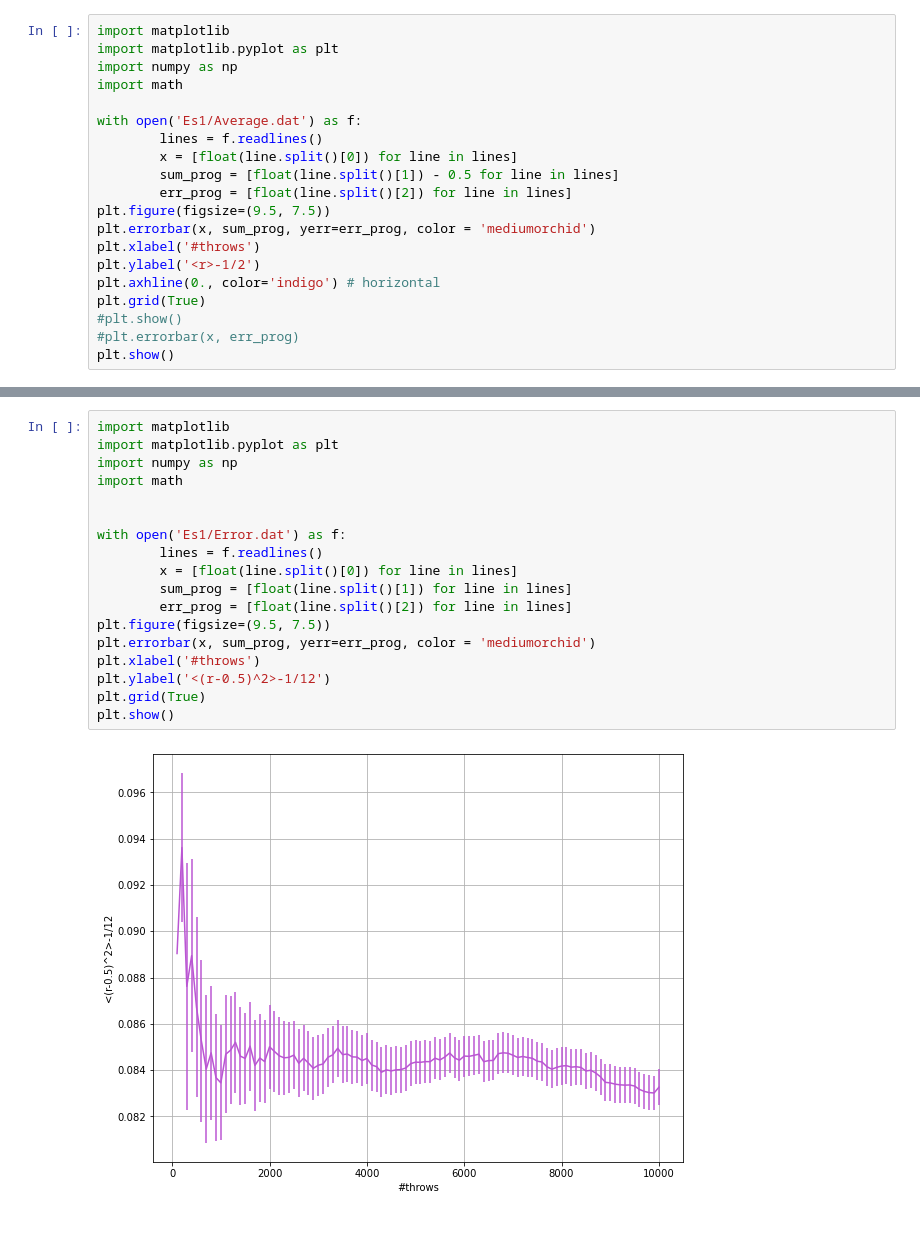
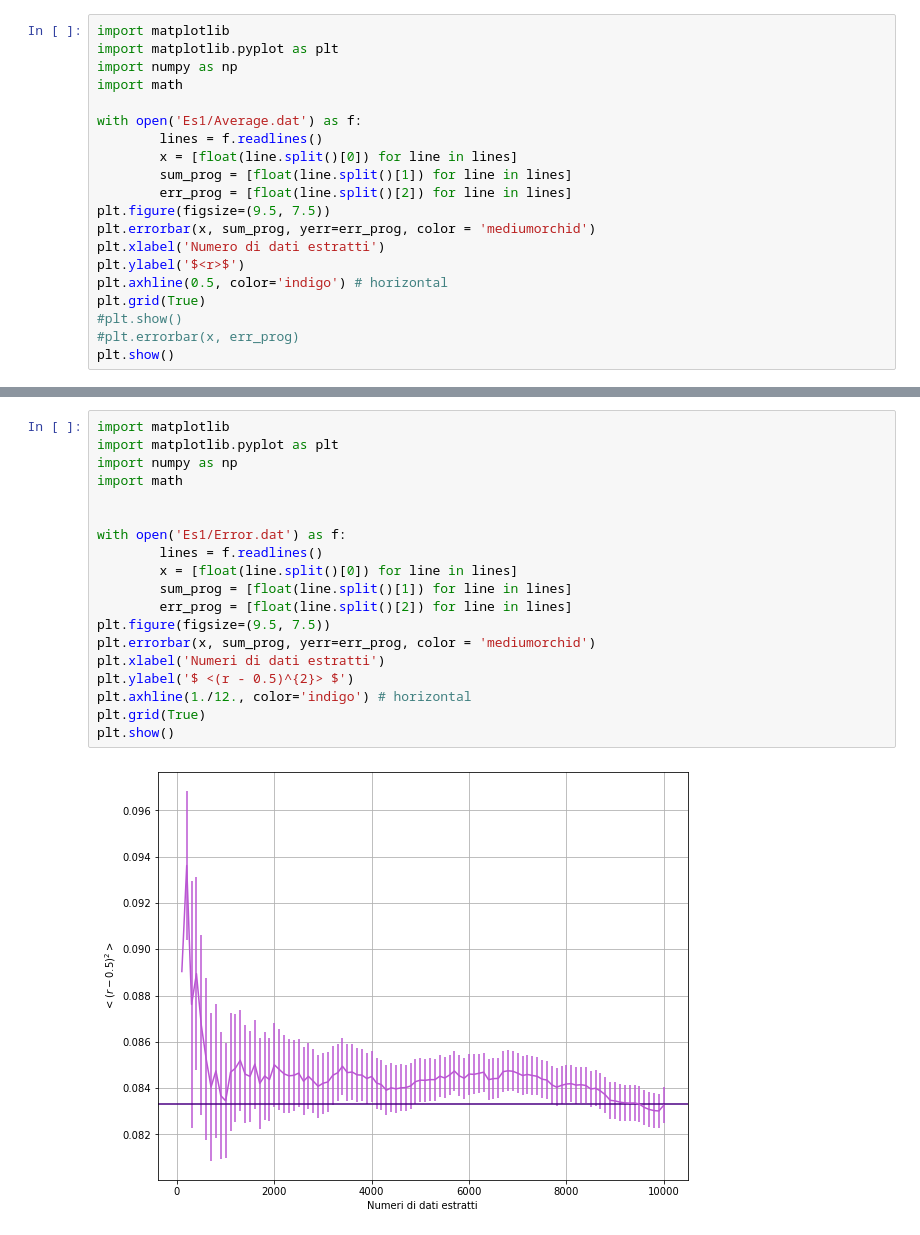
Before and after one commit to Chiara-Filippi/LSN_Exercises, a Jupyter notebook: LSN_Exercises_01_Chiara_Filippi.ipynb, the cells around one changed output, grey strips where cells are left out. Drawn from its saved outputs; the diff is of its cells as text.

```diff
--- a/LSN_Exercises_01_Chiara_Filippi.ipynb
+++ b/LSN_Exercises_01_Chiara_Filippi.ipynb
@@ -7,13 +30,13 @@ import math
 with open('Es1/Average.dat') as f:
         lines = f.readlines()
         x = [float(line.split()[0]) for line in lines]
-        sum_prog = [float(line.split()[1]) - 0.5 for line in lines]
+        sum_prog = [float(line.split()[1]) for line in lines]
         err_prog = [float(line.split()[2]) for line in lines]
 plt.figure(figsize=(9.5, 7.5))
 plt.errorbar(x, sum_prog, yerr=err_prog, color = 'mediumorchid')
-plt.xlabel('#throws')
-plt.ylabel('<r>-1/2')
-plt.axhline(0., color='indigo') # horizontal
+plt.xlabel('Numero di dati estratti')
+plt.ylabel('$<r>$')
+plt.axhline(0.5, color='indigo') # horizontal
 plt.grid(True)
 #plt.show()
 #plt.errorbar(x, err_prog)
@@ -23,20 +48,21 @@ plt.show()
 # %%
 import matplotlib
 import matplotlib.pyplot as plt
 import numpy as np
 import math
 
 
 with open('Es1/Error.dat') as f:
         lines = f.readlines()
         x = [float(line.split()[0]) for line in lines]
         sum_prog = [float(line.split()[1]) for line in lines]
         err_prog = [float(line.split()[2]) for line in lines]
 plt.figure(figsize=(9.5, 7.5))
 plt.errorbar(x, sum_prog, yerr=err_prog, color = 'mediumorchid')
-plt.xlabel('#throws')
-plt.ylabel('<(r-0.5)^2>-1/12')
+plt.xlabel('Numeri di dati estratti')
+plt.ylabel('$ <(r - 0.5)^{2}> $')
+plt.axhline(1./12., color='indigo') # horizontal
 plt.grid(True)
 plt.show()
 # %% [output]
-[figure, old version]
+[figure, new version]
```
Also changed, not shown: parts of 23 cells of this notebook, 59 other files.
